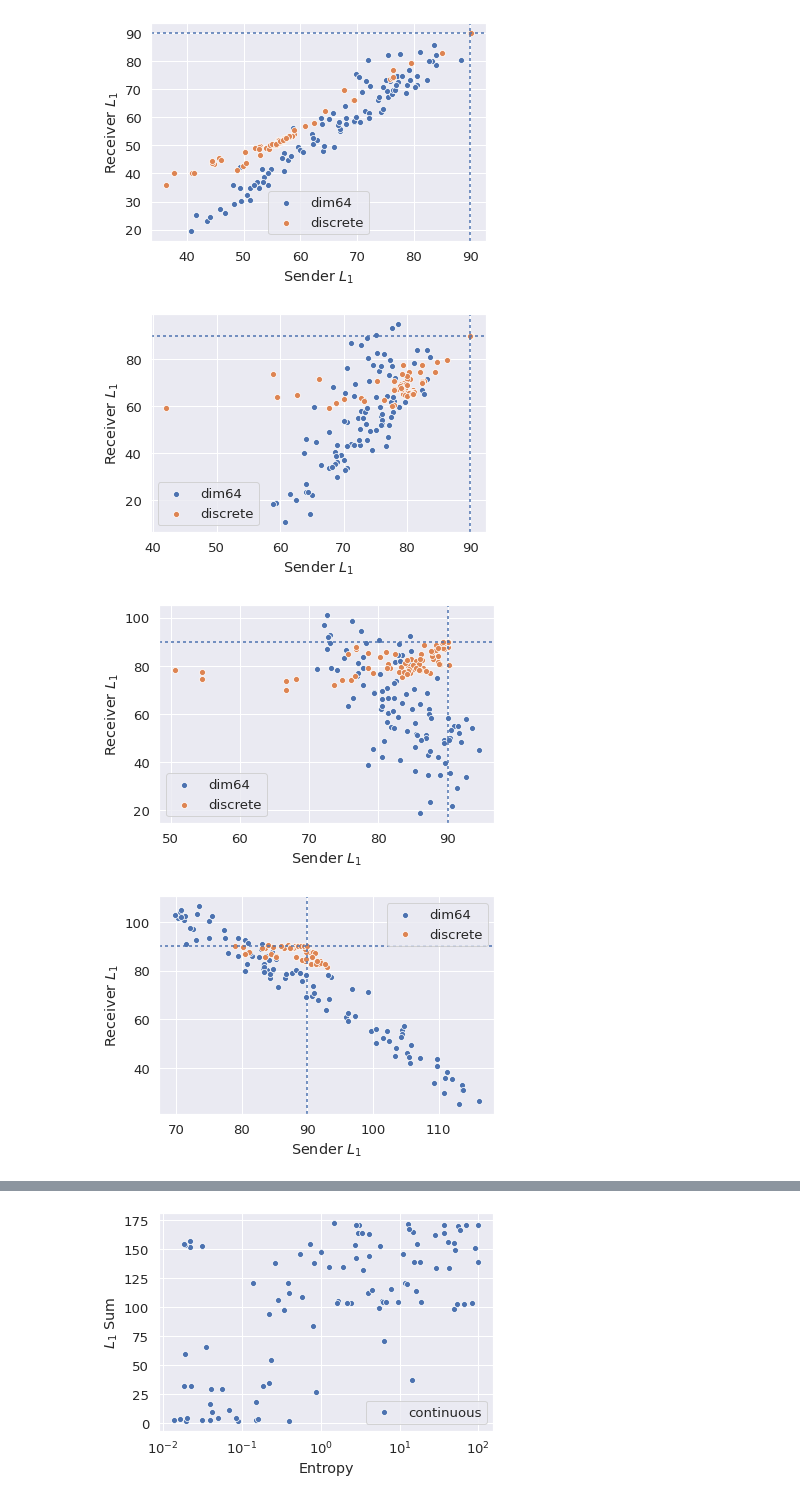
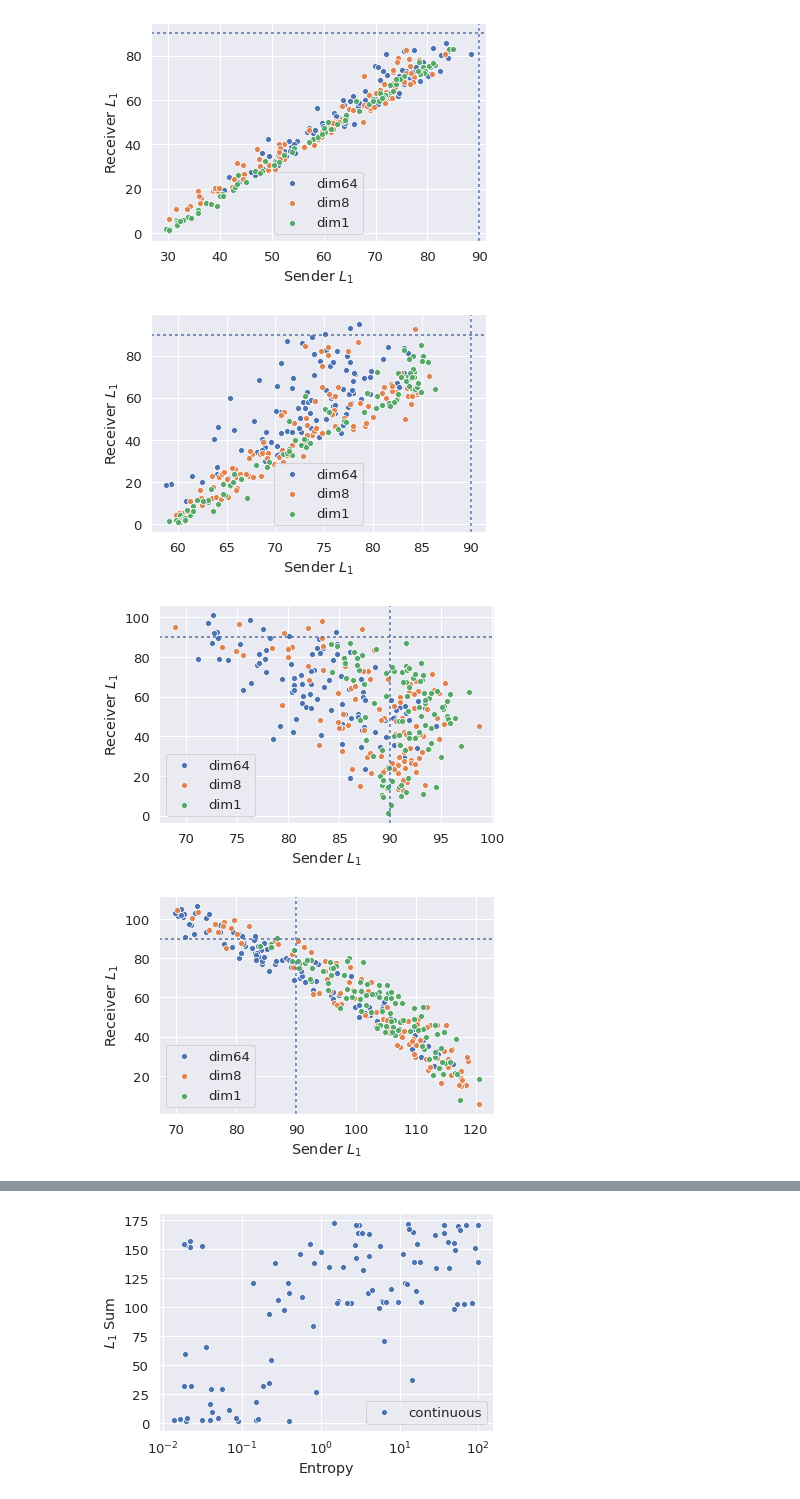
Before and after one commit to mnoukhov/emergent-compete, a Jupyter notebook: notebooks/Hyperparam Search Plots.ipynb, the cells around one changed output, grey strips where cells are left out. Cells and saved outputs as stored; diff of their text form; code cells hidden in the pictures.

Commit message:
last element commit

```diff
--- a/notebooks/Hyperparam Search Plots.ipynb
+++ b/notebooks/Hyperparam Search Plots.ipynb
@@ -38,7 +38,7 @@ def metric(seeds_dir, error_name='l1', verbose=False):
     else:
         raise Exception(f'error name {error_name} either not found or not valid')
 
-    last_10 = logs['epoch'] >= 20
+    last_10 = logs['epoch'] >= 15
     return sender[last_10][error_metric].mean(), recver[last_10][error_metric].mean()
 
 
@@ -65,7 +65,7 @@ results_path = Path('./results')
 
 for bias in [0,3,6,9,12,15]:
     with sns.plotting_context('paper'):
-        path = log_path / f'gauss-deter-dim256gpu-bias{bias}'
+        path = log_path / f'gauss-deter-dim1-bias{bias}'
         sender_l1, recver_l1 = all_metrics(path)
         sns.set(font_scale=1.2)
         sns.scatterplot(sender_l1,recver_l1, label='continuous')
@@ -101,16 +139,23 @@ for bias in [0,3,6,9,12,15]:
         plt.xlabel(r'Sender $L_1$')
         plt.ylabel(r'Receiver $L_1$')
 
-        path = log_path / f'cat-deter-bias{bias}'
+        path = log_path / f'gauss-deter-dim-bias{bias}'
         sender_l1, recver_l1 = all_metrics(path)
         sns.set(font_scale=1.2)
-        sns.scatterplot(sender_l1,recver_l1, label='discrete')
+        sns.scatterplot(sender_l1,recver_l1, label='dim8')
+        plt.xlabel(r'Sender $L_1$')
+        plt.ylabel(r'Receiver $L_1$')
+
+        path = log_path / f'gauss-deter-bias{bias}'
+        sender_l1, recver_l1 = all_metrics(path)
+        sns.set(font_scale=1.2)
+        sns.scatterplot(sender_l1,recver_l1, label='dim1')
         plt.xlabel(r'Sender $L_1$')
         plt.ylabel(r'Receiver $L_1$')
 
         plt.axvline(90, dashes=(2,2,2,2))
         plt.axhline(90, dashes=(2,2,2,2))
 
-#         plt.savefig(Resultsf'/cont_v_discrete_bias{bias}.png',  bbox_inches='tight')
+#         plt.savefig(f'/cont_v_discrete_bias{bias}.png',  bbox_inches='tight')
         plt.show()
 # %% [output]
@@ -118,4 +163,4 @@ for bias in [0,3,6,9,12,15]:
-[figure, old version]
+[figure, new version]
-[figure, old version]
+[figure, new version]
-[figure, old version]
+[figure, new version]
-[figure, old version]
+[figure, new version]
```
Also changed, not shown: parts of 3 cells of this notebook, 5 other files.
